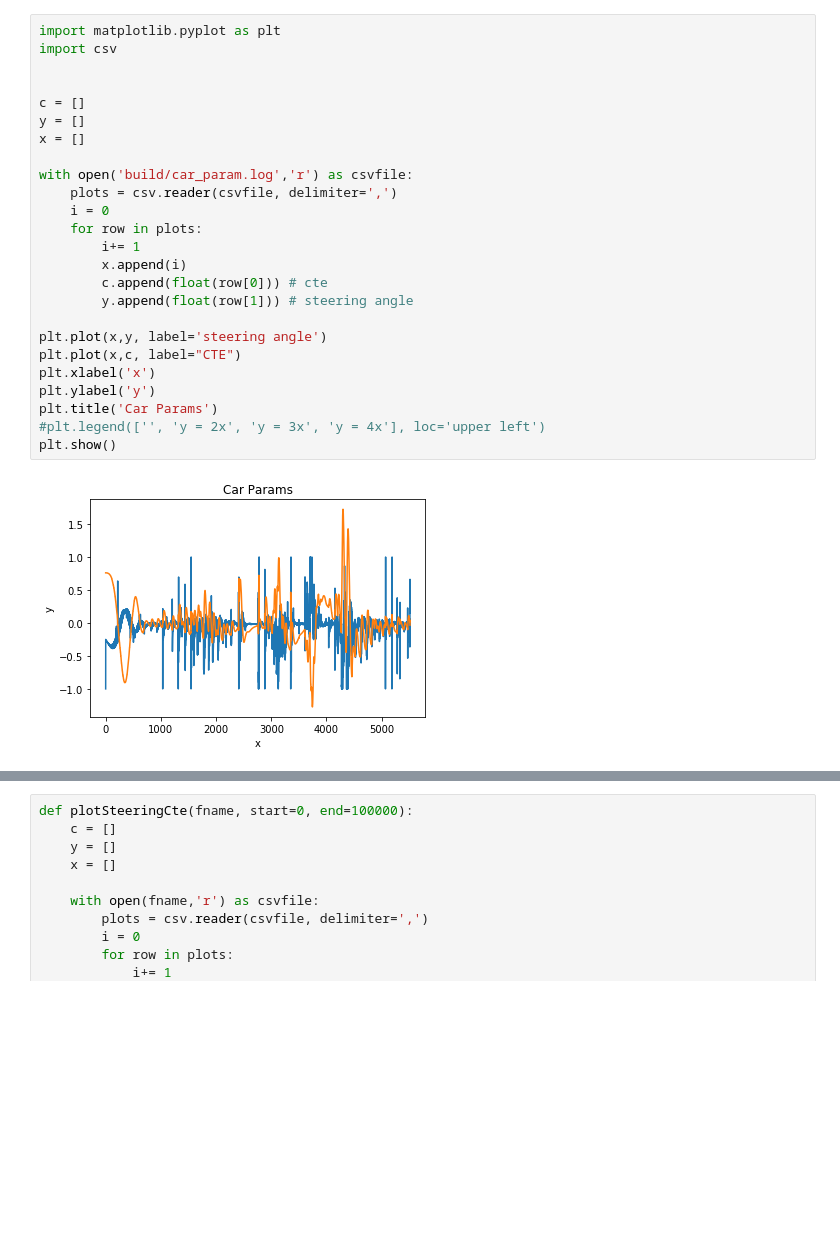
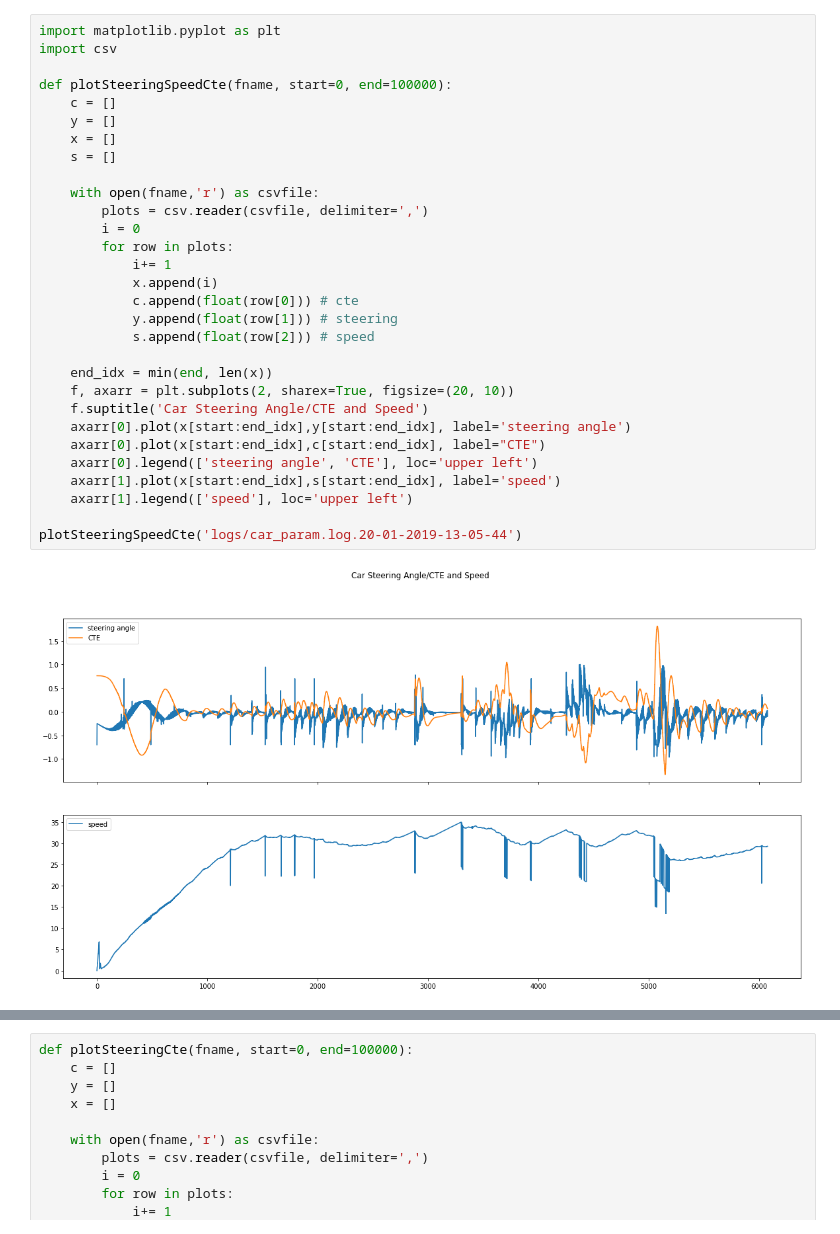
Before and after one commit to ysonggit/CarND-PID-Control-Project, a Jupyter notebook: Car Speed Log.ipynb, the cells around one changed output, grey strips where cells are left out. Drawn from its saved outputs; the diff is of its cells as text; blank space fills up the shorter version.

```diff
--- a/Car Speed Log.ipynb
+++ b/Car Speed Log.ipynb
@@ -1,27 +1,32 @@
 # %%
 import matplotlib.pyplot as plt
 import csv
 
+def plotSteeringSpeedCte(fname, start=0, end=100000):
+    c = []
+    y = []
+    x = []
+    s = []
 
-c = []
-y = []
-x = []
+    with open(fname,'r') as csvfile:
+        plots = csv.reader(csvfile, delimiter=',')
+        i = 0
+        for row in plots:
+            i+= 1
+            x.append(i)
+            c.append(float(row[0])) # cte
+            y.append(float(row[1])) # steering
+            s.append(float(row[2])) # speed
 
-with open('build/car_param.log','r') as csvfile:
-    plots = csv.reader(csvfile, delimiter=',')
-    i = 0
-    for row in plots:
-        i+= 1
-        x.append(i)
-        c.append(float(row[0])) # cte
-        y.append(float(row[1])) # steering angle
+    end_idx = min(end, len(x))
+    f, axarr = plt.subplots(2, sharex=True, figsize=(20, 10))
+    f.suptitle('Car Steering Angle/CTE and Speed')
+    axarr[0].plot(x[start:end_idx],y[start:end_idx], label='steering angle')
+    axarr[0].plot(x[start:end_idx],c[start:end_idx], label="CTE")
+    axarr[0].legend(['steering angle', 'CTE'], loc='upper left')
+    axarr[1].plot(x[start:end_idx],s[start:end_idx], label='speed')
+    axarr[1].legend(['speed'], loc='upper left')
 
-plt.plot(x,y, label='steering angle')
-plt.plot(x,c, label="CTE")
-plt.xlabel('x')
-plt.ylabel('y')
-plt.title('Car Params')
-#plt.legend(['', 'y = 2x', 'y = 3x', 'y = 4x'], loc='upper left')
-plt.show()
+plotSteeringSpeedCte('logs/car_param.log.20-01-2019-13-05-44')
 # %% [output]
-[figure, old version]
+[figure, new version]
```
Also changed, not shown: parts of 3 cells of this notebook, 6 other files.
